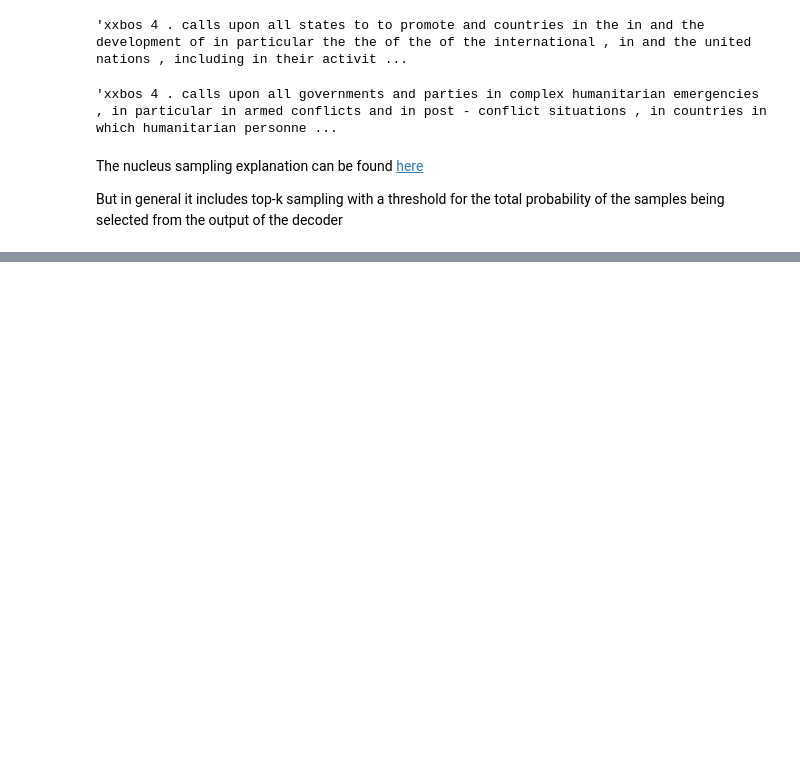
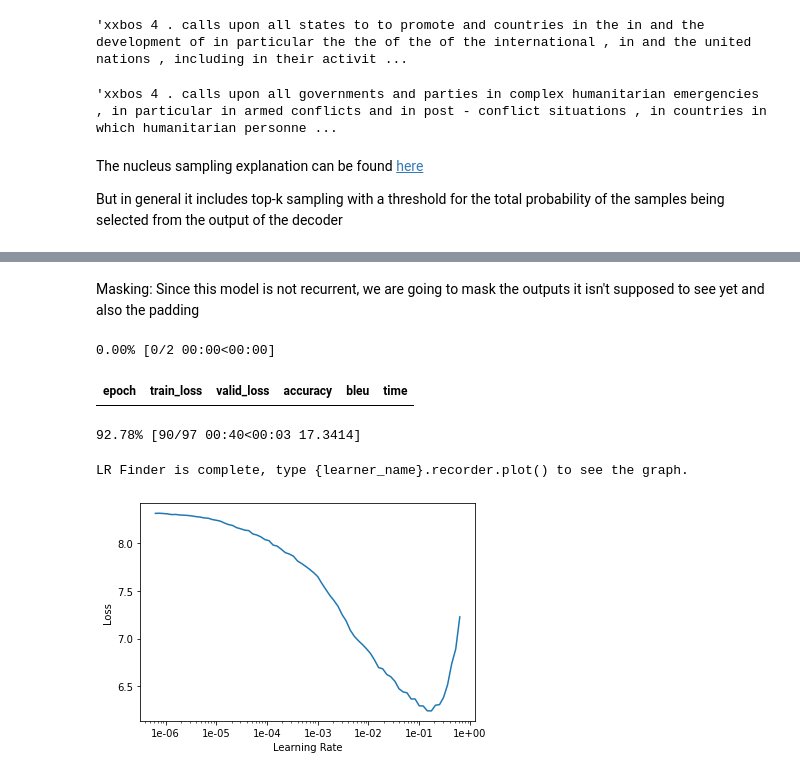
Before and after one commit to deep1401/Ablation-Analysis-of-Seq2Seq-Models-and-Vanilla-Transformers-for-Spanish-to-English-Translation, a Jupyter notebook: Neural_Machine_Translation.ipynb, the cells around one changed output, grey strips where cells are left out. Drawn from its saved outputs; the diff is of its cells as text; code cells hidden in the pictures; blank space fills up the shorter version.

```diff
--- a/Neural_Machine_Translation.ipynb
+++ b/Neural_Machine_Translation.ipynb
@@ -811,0 +901,6 @@ But in general it includes top-k sampling with a threshold for the total probabi
+# %% [markdown]
+Masking:
+Since this model is not recurrent, we are going to mask the outputs it isn't supposed to see yet and also the padding
+# %%
+def get_output_mask(inp, pad_idx=1):
+  return torch.triu(inp.new_ones(inp.size(1),inp.size(1)), diagonal=1)[None,None].byte()
@@ -811,0 +917,43 @@ But in general it includes top-k sampling with a threshold for the total probabi
+# %%
+class DecoderBlock(nn.Module):
+  "Decoder Block of Transformer"
+  def __init__(self, n_heads, d_model, d_head, d_inner, p=0., bias=True, scale=True, double_drop=True):
+    super().__init__()
+    self.mha1 = MultiHeadAttention(n_heads, d_model, d_head, p=p, bias=bias, scale=scale)
+    self.mha2 = MultiHeadAttention(n_heads, d_model, d_head, p=p, bias=bias, scale=scale)
+    self.ff = feed_forward(d_model, d_inner, ff_p=p, double_drop=double_drop)
+
+  def forward(self, x, enc, mask_out=None):
+    return self.ff(self.mha2(self.mha1(x, x, mask=mask_out), enc))
+# %%
+class Transformer(Module):
+  def __init__(self, inp_vsz, out_vsz, n_layers=6, n_heads=8, d_model=256, d_head=32,
+               d_inner=1024, p=0.1, bias=True, scale=True, double_drop=True, pad_idx=1):
+    self.enc_emb = TransformerEmbedding(inp_vsz, d_model, inp_p=p)
+    self.dec_emb = TransformerEmbedding(out_vsz, d_model, inp_p=0.)
+    args = (n_heads, d_model, d_head, d_inner, p, bias, scale, double_drop)
+    self.encoder = nn.ModuleList([EncoderBlock(*args) for _ in range(n_layers)])
+    self.decoder = nn.ModuleList([DecoderBlock(*args) for _ in range(n_layers)])
+    self.out = nn.Linear(d_model, out_vsz)
+    self.out.weight = self.dec_emb.embed.weight
+    self.pad_idx = pad_idx
+
+  def forward(self, inp, out):
+    mask_out = get_output_mask(out, self.pad_idx)
+    enc, out = self.enc_emb(inp), self.dec_emb(out)
+    enc = compose(self.encoder)(enc)
+    out = compose(self.decoder)(out, enc, mask_out)
+    return self.out(out)
+# %%
+n_x_vocab, n_y_vocab = len(data.train_ds.x.vocab.itos), len(data.train_ds.y.vocab.itos)
+model = Transformer(n_x_vocab, n_y_vocab)
+learn = Learner(data, model, loss_func=CrossEntropyFlat(), metrics = [accuracy, CorpusBleu(n_y_vocab)])
+# %%
+learn.lr_find()
+learn.recorder.plot()
+# %% [output]
+0.00% [0/2 00:00<00:00]
+| epoch | train_loss | valid_loss | accuracy | bleu | time |
+92.78% [90/97 00:40<00:03 17.3414]
+LR Finder is complete, type {learner_name}.recorder.plot() to see the graph.
+[figure, added]
```
Also changed, not shown: parts of 30 cells of this notebook.
